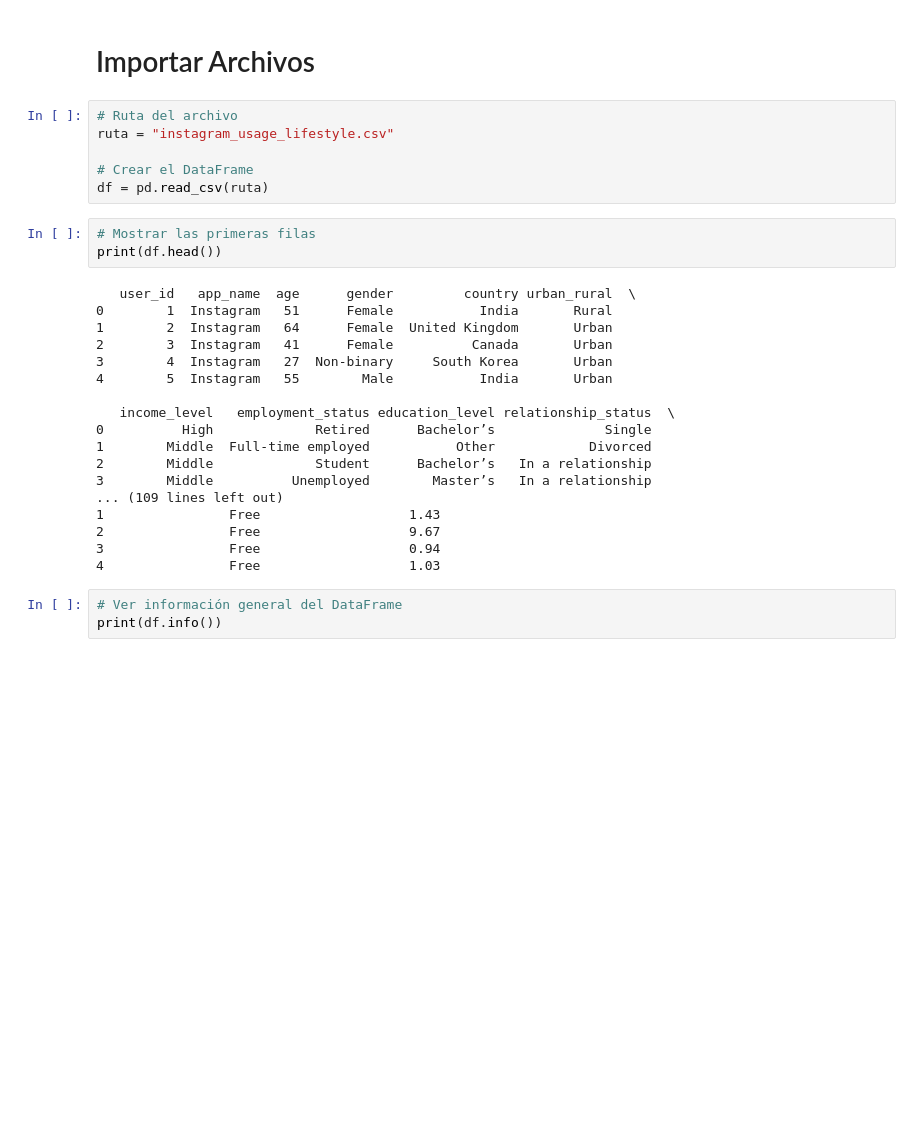
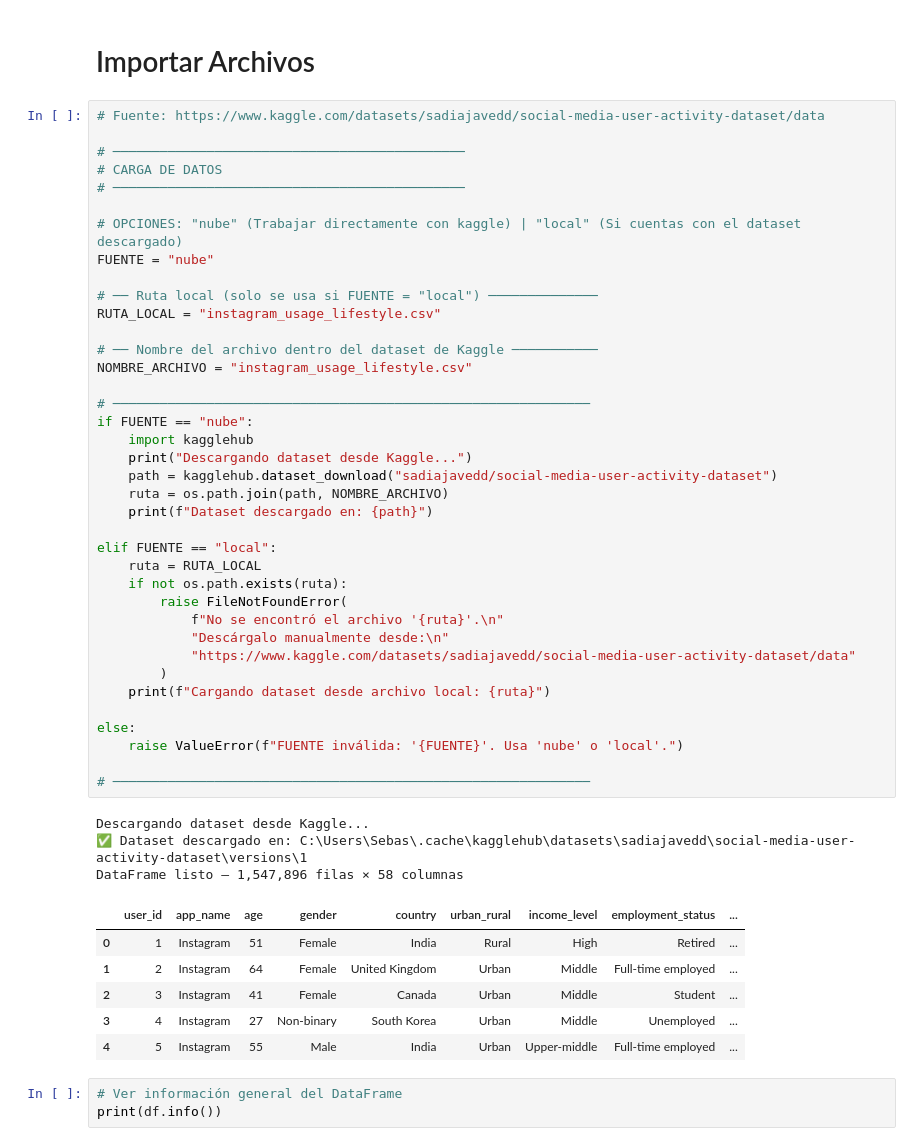
Before and after one commit to SebastianSamanieg/digestible-ai, a Jupyter notebook: u_content/ml_probabilistico/ml_project/ml_project.ipynb, the cells around one changed output. Drawn from its saved outputs; the diff is of its cells as text; blank space fills up the shorter version.

```diff
--- a/u_content/ml_probabilistico/ml_project/ml_project.ipynb
+++ b/u_content/ml_probabilistico/ml_project/ml_project.ipynb
@@ -46,32 +47,53 @@ pd.set_option('display.float_format', lambda x: f'{x:.2f}')
 # %% [markdown]
 # Importar Archivos
 # %%
-# Ruta del archivo
-ruta = "instagram_usage_lifestyle.csv"
+# Fuente: https://www.kaggle.com/datasets/sadiajavedd/social-media-user-activity-dataset/data
 
-# Crear el DataFrame
-df = pd.read_csv(ruta)
+# ─────────────────────────────────────────────
+# CARGA DE DATOS
+# ─────────────────────────────────────────────
+
+# OPCIONES: "nube" (Trabajar directamente con kaggle) | "local" (Si cuentas con el dataset descargado)
+FUENTE = "nube"
+
+# ── Ruta local (solo se usa si FUENTE = "local") ──────────────
+RUTA_LOCAL = "instagram_usage_lifestyle.csv"
+
+# ── Nombre del archivo dentro del dataset de Kaggle ───────────
+NOMBRE_ARCHIVO = "instagram_usage_lifestyle.csv"
+
+# ─────────────────────────────────────────────────────────────
+if FUENTE == "nube":
+    import kagglehub
+    print("Descargando dataset desde Kaggle...")
+    path = kagglehub.dataset_download("sadiajavedd/social-media-user-activity-dataset")
+    ruta = os.path.join(path, NOMBRE_ARCHIVO)
+    print(f"Dataset descargado en: {path}")
+
+elif FUENTE == "local":
+    ruta = RUTA_LOCAL
+    if not os.path.exists(ruta):
+        raise FileNotFoundError(
+            f"No se encontró el archivo '{ruta}'.\n"
+            "Descárgalo manualmente desde:\n"
+            "https://www.kaggle.com/datasets/sadiajavedd/social-media-user-activity-dataset/data"
+        )
+    print(f"Cargando dataset desde archivo local: {ruta}")
+
+else:
+    raise ValueError(f"FUENTE inválida: '{FUENTE}'. Usa 'nube' o 'local'.")
+
+# ─────────────────────────────────────────────────────────────
+# %% [output]
+Descargando dataset desde Kaggle...
+✅ Dataset descargado en: C:\Users\Sebas\.cache\kagglehub\datasets\sadiajavedd\social-media-user-activity-dataset\versions\1
+DataFrame listo — 1,547,896 filas × 58 columnas
+|  | user_id | app_name | age | gender | country | urban_rural | income_level | employment_status | ... |
+| 0 | 1 | Instagram | 51 | Female | India | Rural | High | Retired | ... |
+| 1 | 2 | Instagram | 64 | Female | United Kingdom | Urban | Middle | Full-time employed | ... |
+| 2 | 3 | Instagram | 41 | Female | Canada | Urban | Middle | Student | ... |
+| 3 | 4 | Instagram | 27 | Non-binary | South Korea | Urban | Middle | Unemployed | ... |
+| 4 | 5 | Instagram | 55 | Male | India | Urban | Upper-middle | Full-time employed | ... |
-# %%
-# Mostrar las primeras filas
-print(df.head())
-# %% [output]
-   user_id   app_name  age      gender         country urban_rural  \
-0        1  Instagram   51      Female           India       Rural
-1        2  Instagram   64      Female  United Kingdom       Urban
-2        3  Instagram   41      Female          Canada       Urban
-3        4  Instagram   27  Non-binary     South Korea       Urban
-4        5  Instagram   55        Male           India       Urban
-
-   income_level   employment_status education_level relationship_status  \
-0          High             Retired      Bachelor’s              Single
-1        Middle  Full-time employed           Other            Divorced
-2        Middle             Student      Bachelor’s   In a relationship
-3        Middle          Unemployed        Master’s   In a relationship
-... (109 lines left out)
-1                Free                   1.43
-2                Free                   9.67
-3                Free                   0.94
-4                Free                   1.03
 # %%
 # Ver información general del DataFrame
 print(df.info())
```
Also changed, not shown: parts of 7 cells of this notebook, 8 other files.
